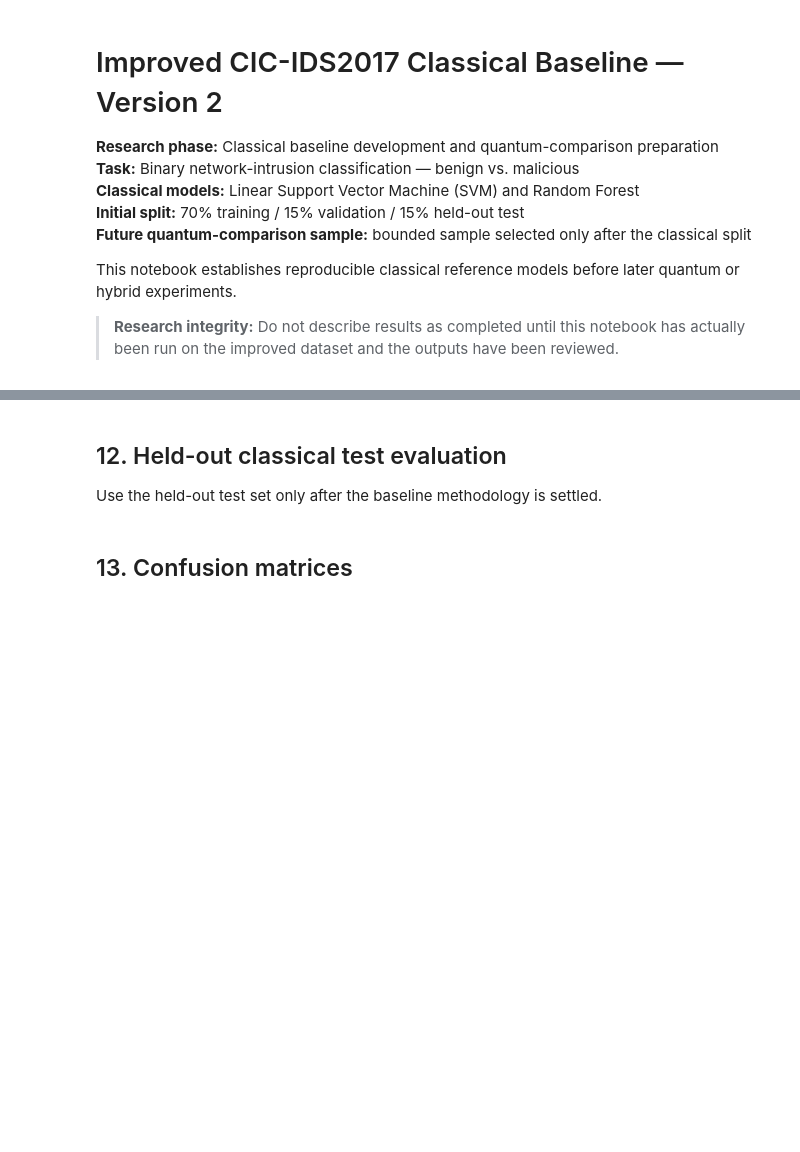
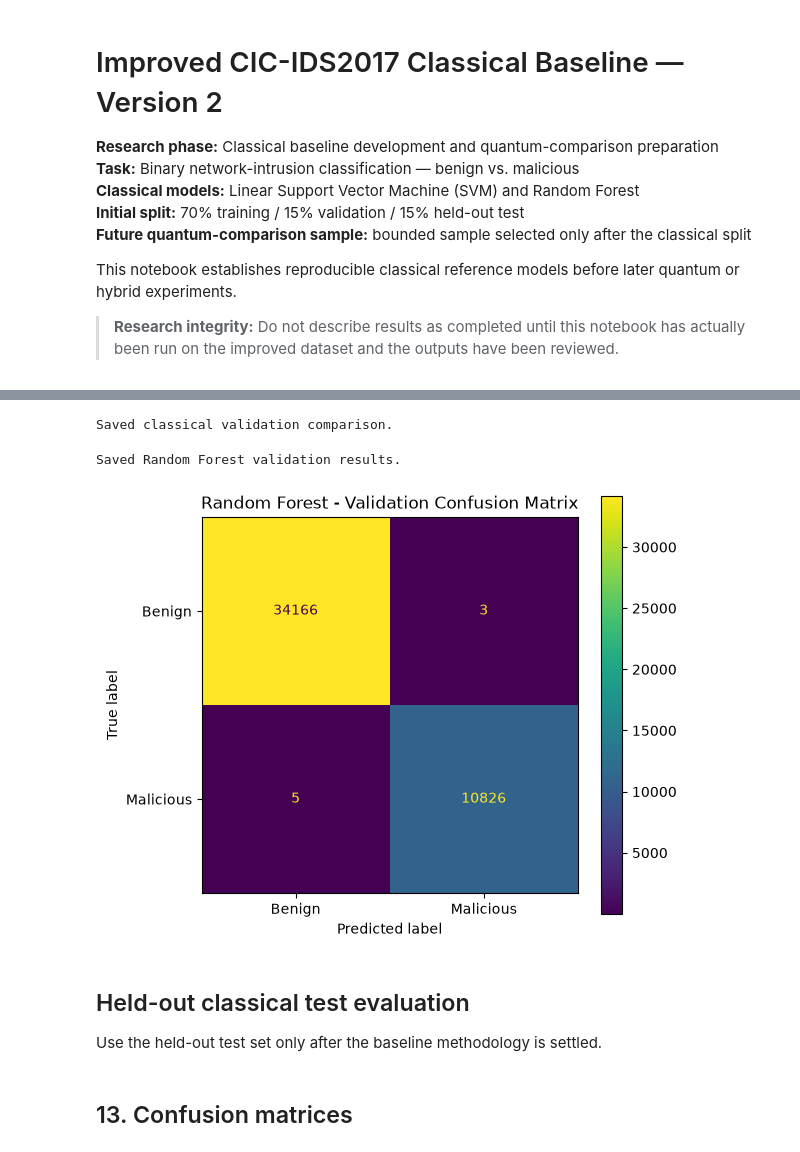
Before and after one commit to OOdunsi/Exploring-Quantum-Computing---CICIDS2017-Dataset-Test, a Jupyter notebook: notebooks/01_cicids2017_classical_baseline_v2.ipynb, the cells around one changed output, grey strips where cells are left out. Cells and saved outputs as stored; diff of their text form; code cells hidden in the pictures; blank space fills up the shorter version.

```diff
--- a/notebooks/01_cicids2017_classical_baseline_v2.ipynb
+++ b/notebooks/01_cicids2017_classical_baseline_v2.ipynb
@@ -138,2 +411,8 @@ print("Treat attempted as benign:", TREAT_ATTEMPTED_AS_BENIGN)
 
 Direct identifiers and metadata are excluded where present, including flow IDs, IP addresses, timestamps, source-file metadata, labels, and ports. Ports are conservatively excluded in this starter because they can encode scenario-specific shortcuts in benchmark datasets.
+# %%
+LABEL_COL = "Label"
+ATTEMPTED_COL = "Attempted Category"
+
+print("Label column:", LABEL_COL)
+print("Attempted-flow column:", ATTEMPTED_COL)
@@ -153,0 +675,13 @@ print("Excluded columns:", sorted(drop_cols))
+# %%
+duplicate_check = X_all.copy()
+duplicate_check["binary_target"] = y_all.to_numpy()
+
+keep_mask = ~duplicate_check.duplicated(keep="first")
+
+X_clean = X_all.loc[keep_mask].reset_index(drop=True)
+y_clean = y_all.loc[keep_mask].reset_index(drop=True)
+meta_clean = meta_all.loc[keep_mask].reset_index(drop=True)
+
+print("Before duplicate removal:", len(X_all))
+print("After duplicate removal:", len(X_clean))
+print("Rows removed:", len(X_all) - len(X_clean))
@@ -215,5 +1131,54 @@ display(val_results.round(4))
+# %%
+val_results.to_csv(
+    RESULTS_DIR / "classical_validation_comparison.csv"
+)
+
+print("Saved classical validation comparison.")
+# %% [output]
+Saved classical validation comparison.
+# %%
+rf_results_df = pd.DataFrame([
+    rf_val_results
+])
+
+rf_results_df.to_csv(
+    RESULTS_DIR / "random_forest_validation_results.csv",
+    index=False
+)
+
+print("Saved Random Forest validation results.")
+# %% [output]
+Saved Random Forest validation results.
+# %%
+fig, ax = plt.subplots(figsize=(6, 5))
+
+ConfusionMatrixDisplay(
+    confusion_matrix=confusion_matrix(
+        y_val,
+        rf_model.predict(X_val),
+        labels=[0, 1]
+    ),
+    display_labels=["Benign", "Malicious"]
+).plot(
+    ax=ax,
+    values_format="d"
+)
+
+ax.set_title("Random Forest - Validation Confusion Matrix")
+
+plt.tight_layout()
+
+plt.savefig(
+    RESULTS_DIR / "random_forest_validation_confusion_matrix.png",
+    dpi=200,
+    bbox_inches="tight"
+)
+
+plt.show()
+# %% [output]
+[figure, added]
 # %% [markdown]
-## 12. Held-out classical test evaluation
+## Held-out classical test evaluation
 
 Use the held-out test set only after the baseline methodology is settled.
 # %%
```
Also changed, not shown: parts of 71 cells of this notebook, 2 other files.
